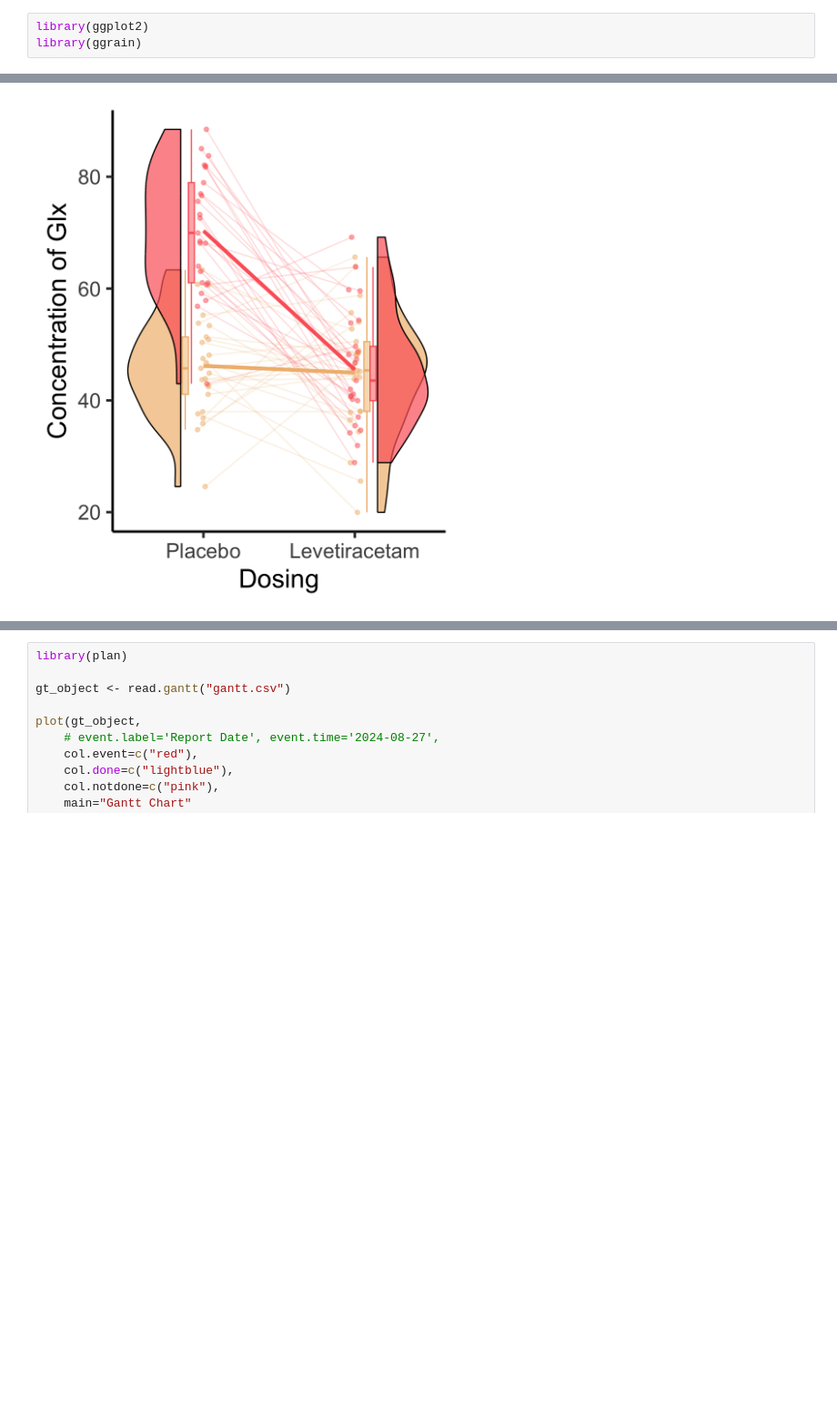
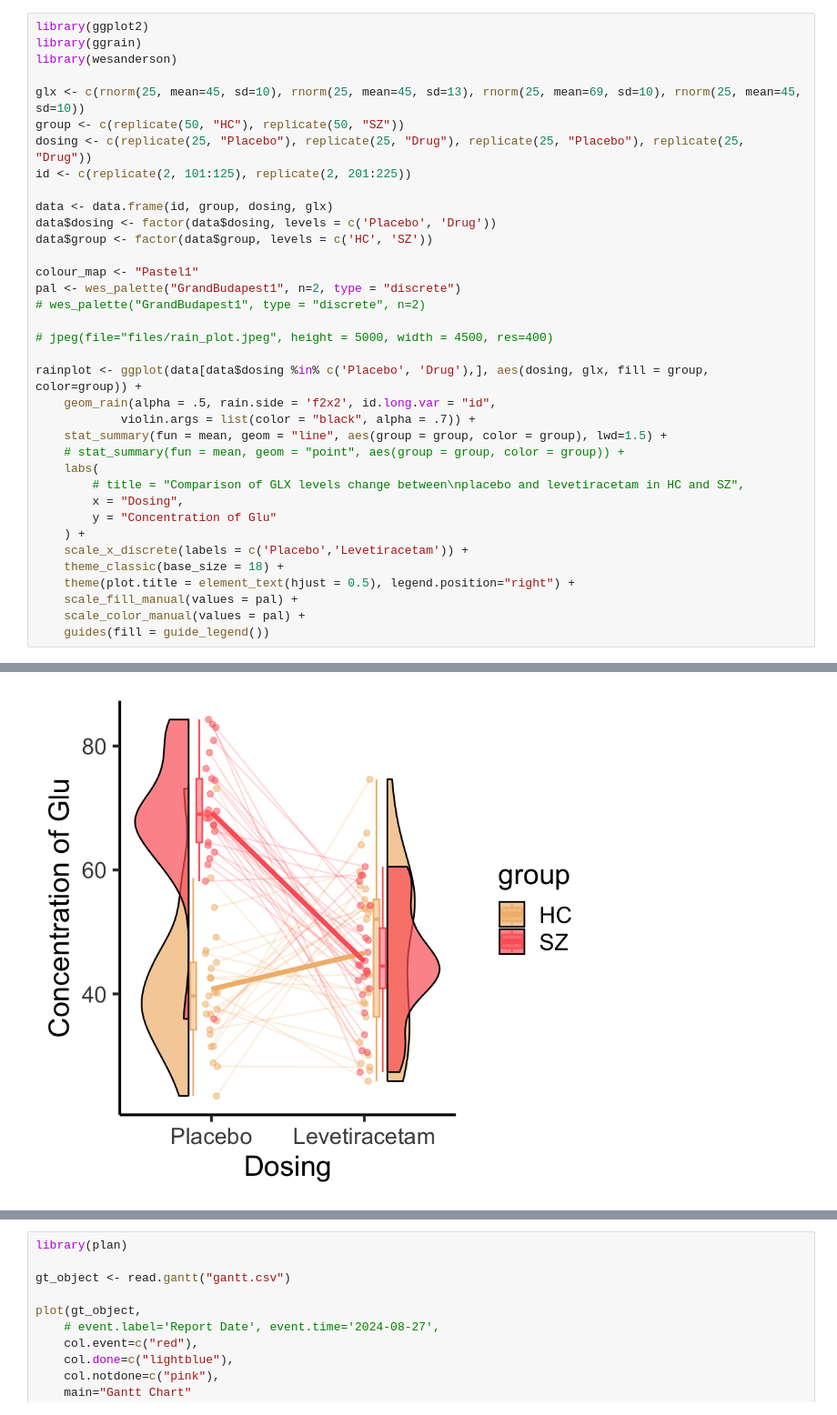
Before and after one commit to juliam98/phd-upgrade-proposal, a Jupyter notebook: notebooks/plots.out.ipynb, the cells around one changed output, grey strips where cells are left out. Shown: that part at 91% size. Cells and saved outputs as stored; diff of their text form; blank space fills up the shorter version.

```diff
--- a/notebooks/plots.out.ipynb
+++ b/notebooks/plots.out.ipynb
@@ -5,4 +5,37 @@ Here is a graph made with totally fabricated data because I enjoy doing data vis
 # %%
 library(ggplot2)
 library(ggrain)
+library(wesanderson)
+
+glx <- c(rnorm(25, mean=45, sd=10), rnorm(25, mean=45, sd=13), rnorm(25, mean=69, sd=10), rnorm(25, mean=45, sd=10))
+group <- c(replicate(50, "HC"), replicate(50, "SZ"))
+dosing <- c(replicate(25, "Placebo"), replicate(25, "Drug"), replicate(25, "Placebo"), replicate(25, "Drug"))
+id <- c(replicate(2, 101:125), replicate(2, 201:225))
+
+data <- data.frame(id, group, dosing, glx)
+data$dosing <- factor(data$dosing, levels = c('Placebo', 'Drug'))
+data$group <- factor(data$group, levels = c('HC', 'SZ'))
+
+colour_map <- "Pastel1"
+pal <- wes_palette("GrandBudapest1", n=2, type = "discrete")
+# wes_palette("GrandBudapest1", type = "discrete", n=2)
+
+# jpeg(file="files/rain_plot.jpeg", height = 5000, width = 4500, res=400)
+
+rainplot <- ggplot(data[data$dosing %in% c('Placebo', 'Drug'),], aes(dosing, glx, fill = group, color=group)) +
+    geom_rain(alpha = .5, rain.side = 'f2x2', id.long.var = "id",
+            violin.args = list(color = "black", alpha = .7)) +
+    stat_summary(fun = mean, geom = "line", aes(group = group, color = group), lwd=1.5) +
+    # stat_summary(fun = mean, geom = "point", aes(group = group, color = group)) +
+    labs(
+        # title = "Comparison of GLX levels change between\nplacebo and levetiracetam in HC and SZ",
+        x = "Dosing",
+        y = "Concentration of Glu"
+    ) +
+    scale_x_discrete(labels = c('Placebo','Levetiracetam')) +
+    theme_classic(base_size = 18) +
+    theme(plot.title = element_text(hjust = 0.5), legend.position="right") +
+    scale_fill_manual(values = pal) +
+    scale_color_manual(values = pal) +
+    guides(fill = guide_legend())
 # %% [output]
@@ -13,2 +43,2 @@ Registered S3 methods overwritten by 'ggpp':
 ℹ Please use the `linewidth` aesthetic instead.
-[figure, old version]
+[figure, new version]
```
Also changed, not shown: parts of 7 cells of this notebook, 27 other files.
